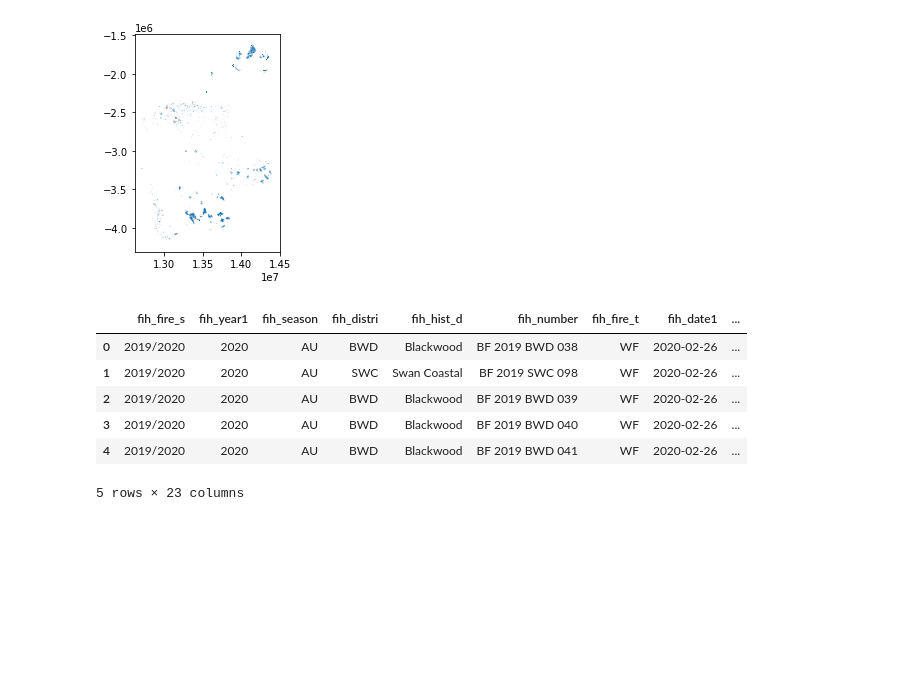
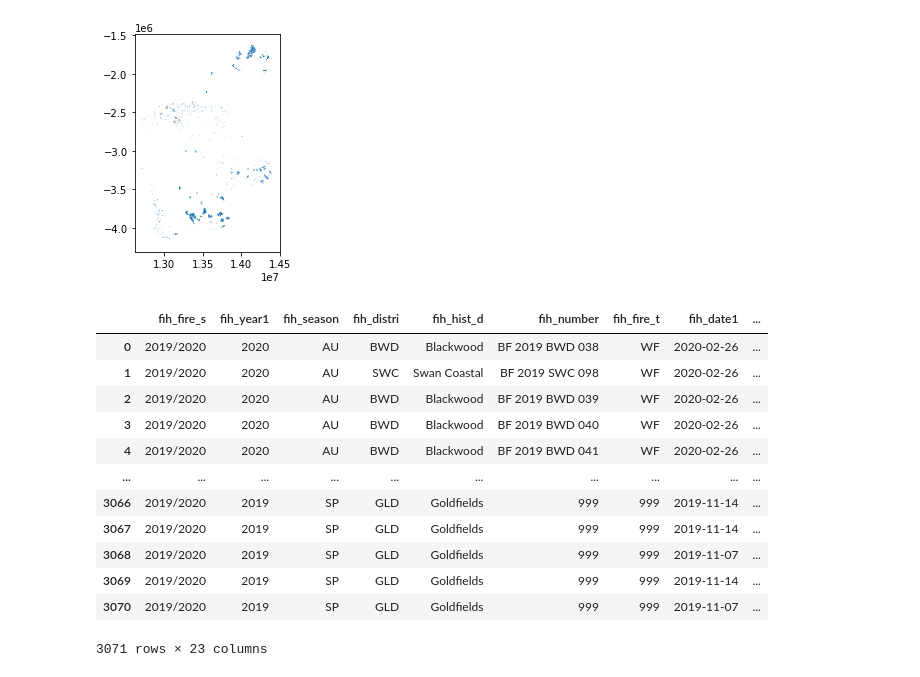
Before and after one commit to mike-petrut/bushfire-modeling-gee, a Jupyter notebook: geog_883_nb.ipynb, the cells around one changed output. Cells and saved outputs as stored; diff of their text form; code cells hidden in the pictures; blank space fills up the shorter version.

```diff
--- a/geog_883_nb.ipynb
+++ b/geog_883_nb.ipynb
@@ -37,15 +24,21 @@ fire_history_19_20.plot()
 <AxesSubplot:>
 [figure]
 # %%
-fire_history_19_20.head(5)
+fire_history_19_20
 # %% [output]
 |  | fih_fire_s | fih_year1 | fih_season | fih_distri | fih_hist_d | fih_number | fih_fire_t | fih_date1 | ... |
 | 0 | 2019/2020 | 2020 | AU | BWD | Blackwood | BF 2019 BWD 038 | WF | 2020-02-26 | ... |
 | 1 | 2019/2020 | 2020 | AU | SWC | Swan Coastal | BF 2019 SWC 098 | WF | 2020-02-26 | ... |
 | 2 | 2019/2020 | 2020 | AU | BWD | Blackwood | BF 2019 BWD 039 | WF | 2020-02-26 | ... |
 | 3 | 2019/2020 | 2020 | AU | BWD | Blackwood | BF 2019 BWD 040 | WF | 2020-02-26 | ... |
 | 4 | 2019/2020 | 2020 | AU | BWD | Blackwood | BF 2019 BWD 041 | WF | 2020-02-26 | ... |
+| ... | ... | ... | ... | ... | ... | ... | ... | ... | ... |
+| 3066 | 2019/2020 | 2019 | SP | GLD | Goldfields | 999 | 999 | 2019-11-14 | ... |
+| 3067 | 2019/2020 | 2019 | SP | GLD | Goldfields | 999 | 999 | 2019-11-14 | ... |
+| 3068 | 2019/2020 | 2019 | SP | GLD | Goldfields | 999 | 999 | 2019-11-07 | ... |
+| 3069 | 2019/2020 | 2019 | SP | GLD | Goldfields | 999 | 999 | 2019-11-14 | ... |
+| 3070 | 2019/2020 | 2019 | SP | GLD | Goldfields | 999 | 999 | 2019-11-07 | ... |
-5 rows × 23 columns
+3071 rows × 23 columns
 # %%
 def get_index_frame(shapefile, collection):
 
```
Also changed, not shown: parts of 6 cells of this notebook.
